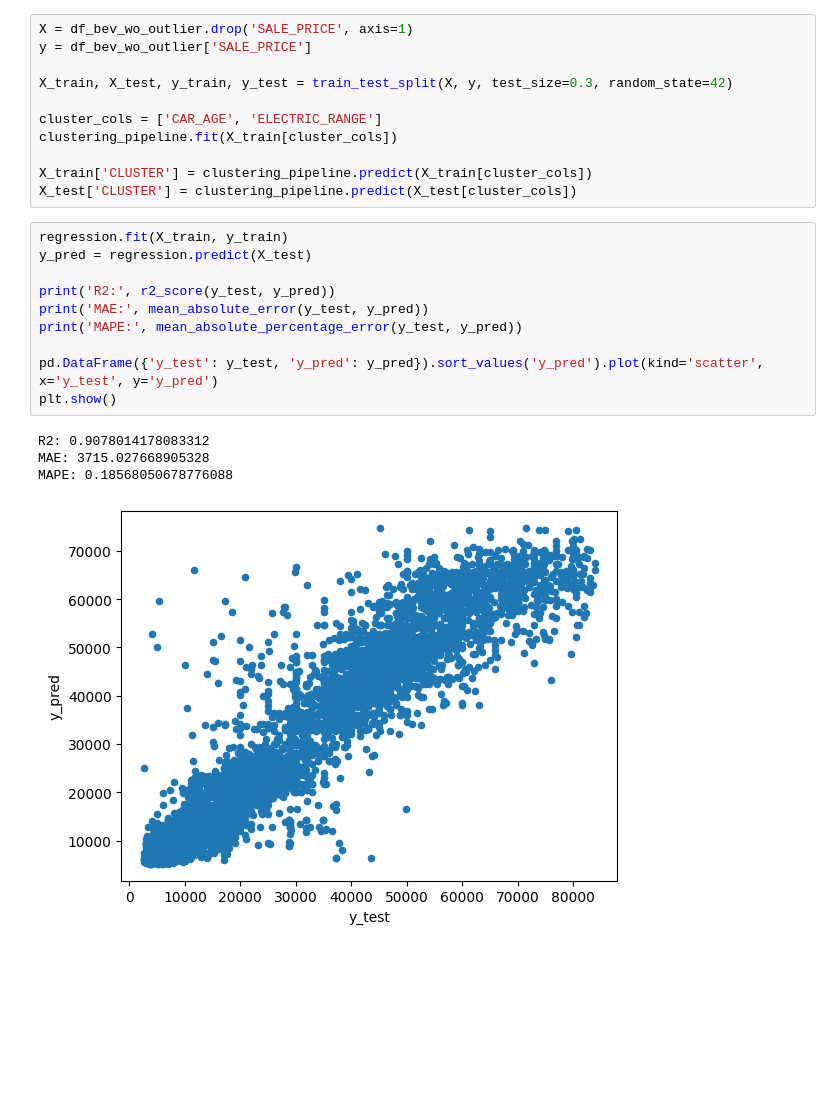
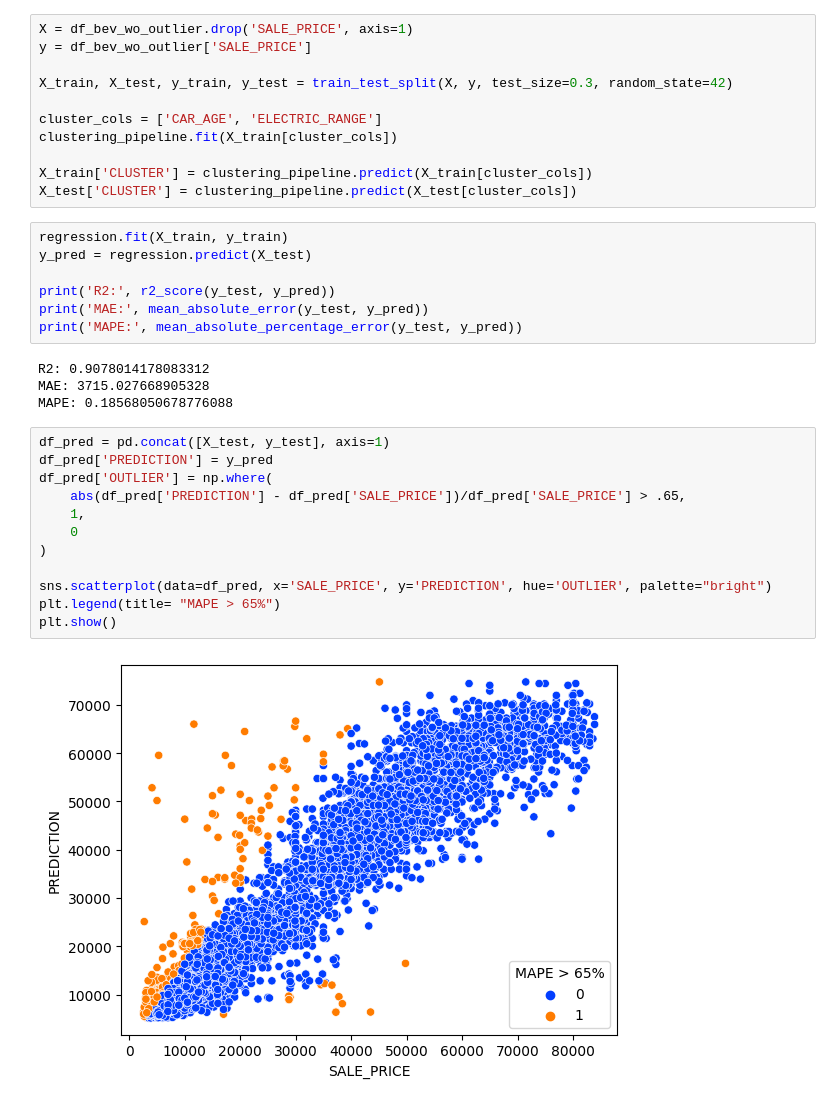
Before and after one commit to daniel64bit/electric_vehicle_classification, a Jupyter notebook: notebooks/projecao_preco_revenda.ipynb, the cells around one changed output. Drawn from its saved outputs; the diff is of its cells as text; blank space fills up the shorter version.

```diff
--- a/notebooks/projecao_preco_revenda.ipynb
+++ b/notebooks/projecao_preco_revenda.ipynb
@@ -126,11 +126,21 @@ y_pred = regression.predict(X_test)
 print('R2:', r2_score(y_test, y_pred))
 print('MAE:', mean_absolute_error(y_test, y_pred))
 print('MAPE:', mean_absolute_percentage_error(y_test, y_pred))
-
-pd.DataFrame({'y_test': y_test, 'y_pred': y_pred}).sort_values('y_pred').plot(kind='scatter', x='y_test', y='y_pred')
-plt.show()
 # %% [output]
 R2: 0.9078014178083312
 MAE: 3715.027668905328
 MAPE: 0.18568050678776088
-[figure, removed]
+# %%
+df_pred = pd.concat([X_test, y_test], axis=1)
+df_pred['PREDICTION'] = y_pred
+df_pred['OUTLIER'] = np.where(
+    abs(df_pred['PREDICTION'] - df_pred['SALE_PRICE'])/df_pred['SALE_PRICE'] > .65,
+    1,
+    0
+)
+
+sns.scatterplot(data=df_pred, x='SALE_PRICE', y='PREDICTION', hue='OUTLIER', palette="bright")
+plt.legend(title= "MAPE > 65%")
+plt.show()
+# %% [output]
+[figure, added]
```
